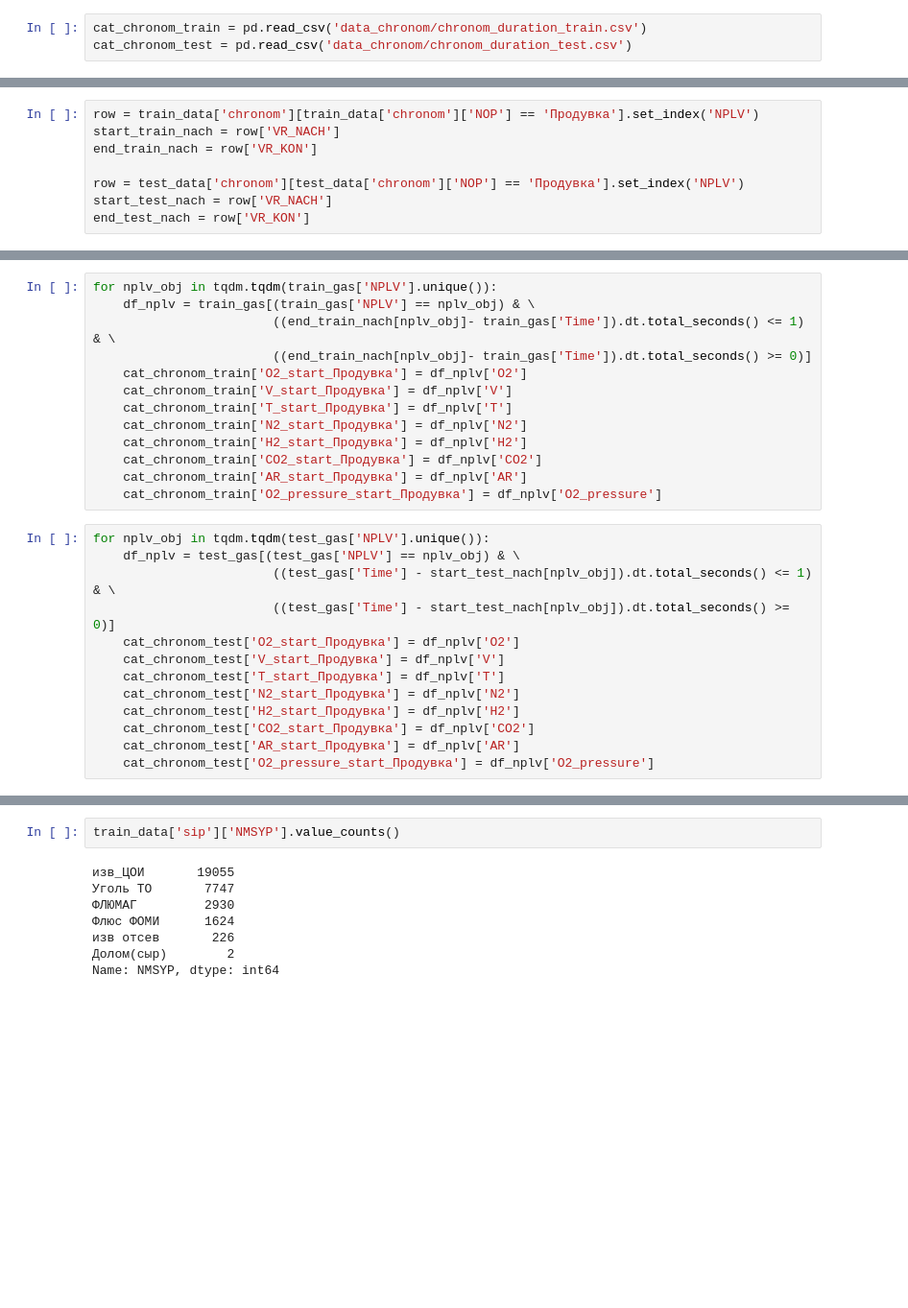
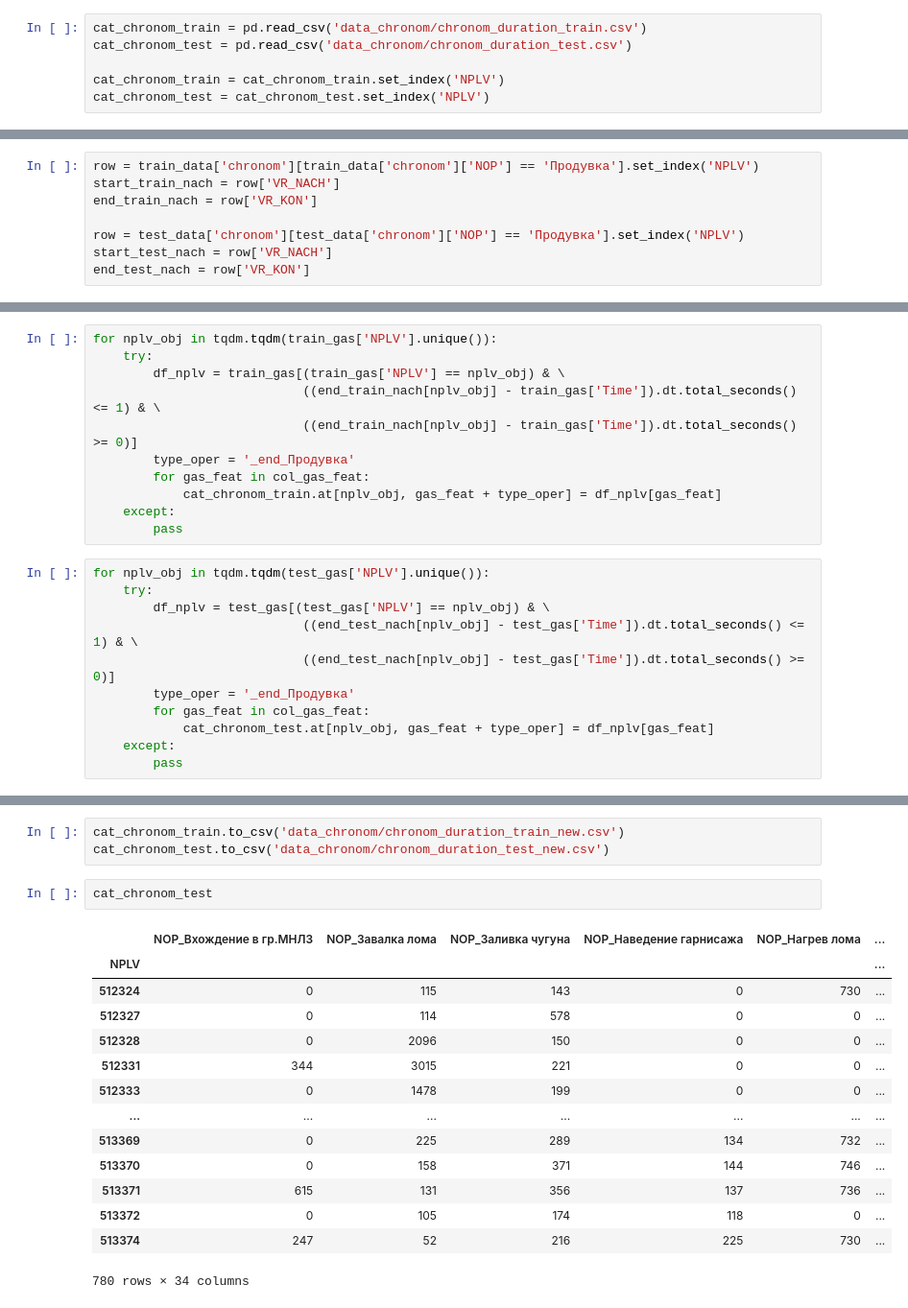
Before and after one commit to garipovroma/produv_o4ka, a Jupyter notebook: watch-data-lizaconst-duration.ipynb, the cells around one changed output, grey strips where cells are left out. Shown at 96% size. Drawn from its saved outputs; the diff is of its cells as text; blank space fills up the shorter version.

```diff
--- a/watch-data-lizaconst-duration.ipynb
+++ b/watch-data-lizaconst-duration.ipynb
@@ -133,6 +135,9 @@ cat_chronom_test.to_csv('data_chronom/chronom_duration_test.csv')
 # %%
 cat_chronom_train = pd.read_csv('data_chronom/chronom_duration_train.csv')
 cat_chronom_test = pd.read_csv('data_chronom/chronom_duration_test.csv')
+
+cat_chronom_train = cat_chronom_train.set_index('NPLV')
+cat_chronom_test = cat_chronom_test.set_index('NPLV')
 # %%
 train_gas = pd.read_csv('data/gas_train.csv')
 test_gas = pd.read_csv('data/gas_test.csv')
@@ -202,26 +198,22 @@ for nplv_obj in tqdm.tqdm(test_gas['NPLV'].unique()):
 # %%
 for nplv_obj in tqdm.tqdm(train_gas['NPLV'].unique()):
-    df_nplv = train_gas[(train_gas['NPLV'] == nplv_obj) & \
-                        ((end_train_nach[nplv_obj]- train_gas['Time']).dt.total_seconds() <= 1) & \
-                        ((end_train_nach[nplv_obj]- train_gas['Time']).dt.total_seconds() >= 0)]
-    cat_chronom_train['O2_start_Продувка'] = df_nplv['O2']
-    cat_chronom_train['V_start_Продувка'] = df_nplv['V']
-    cat_chronom_train['T_start_Продувка'] = df_nplv['T']
-    cat_chronom_train['N2_start_Продувка'] = df_nplv['N2']
-    cat_chronom_train['H2_start_Продувка'] = df_nplv['H2']
-    cat_chronom_train['CO2_start_Продувка'] = df_nplv['CO2']
-    cat_chronom_train['AR_start_Продувка'] = df_nplv['AR']
-    cat_chronom_train['O2_pressure_start_Продувка'] = df_nplv['O2_pressure']
+    try:
+        df_nplv = train_gas[(train_gas['NPLV'] == nplv_obj) & \
+                            ((end_train_nach[nplv_obj] - train_gas['Time']).dt.total_seconds() <= 1) & \
+                            ((end_train_nach[nplv_obj] - train_gas['Time']).dt.total_seconds() >= 0)]
+        type_oper = '_end_Продувка'
+        for gas_feat in col_gas_feat:
+            cat_chronom_train.at[nplv_obj, gas_feat + type_oper] = df_nplv[gas_feat]
+    except:
+        pass
 # %%
 for nplv_obj in tqdm.tqdm(test_gas['NPLV'].unique()):
-    df_nplv = test_gas[(test_gas['NPLV'] == nplv_obj) & \
-                        ((test_gas['Time'] - start_test_nach[nplv_obj]).dt.total_seconds() <= 1) & \
-                        ((test_gas['Time'] - start_test_nach[nplv_obj]).dt.total_seconds() >= 0)]
-    cat_chronom_test['O2_start_Продувка'] = df_nplv['O2']
-    cat_chronom_test['V_start_Продувка'] = df_nplv['V']
-    cat_chronom_test['T_start_Продувка'] = df_nplv['T']
-    cat_chronom_test['N2_start_Продувка'] = df_nplv['N2']
-    cat_chronom_test['H2_start_Продувка'] = df_nplv['H2']
-    cat_chronom_test['CO2_start_Продувка'] = df_nplv['CO2']
-    cat_chronom_test['AR_start_Продувка'] = df_nplv['AR']
-    cat_chronom_test['O2_pressure_start_Продувка'] = df_nplv['O2_pressure']
+    try:
+        df_nplv = test_gas[(test_gas['NPLV'] == nplv_obj) & \
+                            ((end_test_nach[nplv_obj] - test_gas['Time']).dt.total_seconds() <= 1) & \
+                            ((end_test_nach[nplv_obj] - test_gas['Time']).dt.total_seconds() >= 0)]
+        type_oper = '_end_Продувка'
+        for gas_feat in col_gas_feat:
+            cat_chronom_test.at[nplv_obj, gas_feat + type_oper] = df_nplv[gas_feat]
+    except:
+        pass
@@ -460,10 +220,20 @@ train_data['sip'].head()
-# %%
-train_data['sip']['NMSYP'].value_counts()
-# %% [output]
-изв_ЦОИ       19055
-Уголь ТО       7747
-ФЛЮМАГ         2930
-Флюс ФОМИ      1624
-изв отсев       226
-Долом(сыр)        2
-Name: NMSYP, dtype: int64
+# %%
+cat_chronom_train.to_csv('data_chronom/chronom_duration_train_new.csv')
+cat_chronom_test.to_csv('data_chronom/chronom_duration_test_new.csv')
+# %%
+cat_chronom_test
+# %% [output]
+|  | NOP_Вхождение в гр.МНЛЗ | NOP_Завалка лома | NOP_Заливка чугуна | NOP_Наведение гарнисажа | NOP_Нагрев лома | ... |
+| NPLV |  |  |  |  |  | ... |
+| 512324 | 0 | 115 | 143 | 0 | 730 | ... |
+| 512327 | 0 | 114 | 578 | 0 | 0 | ... |
+| 512328 | 0 | 2096 | 150 | 0 | 0 | ... |
+| 512331 | 344 | 3015 | 221 | 0 | 0 | ... |
+| 512333 | 0 | 1478 | 199 | 0 | 0 | ... |
+| ... | ... | ... | ... | ... | ... | ... |
+| 513369 | 0 | 225 | 289 | 134 | 732 | ... |
+| 513370 | 0 | 158 | 371 | 144 | 746 | ... |
+| 513371 | 615 | 131 | 356 | 137 | 736 | ... |
+| 513372 | 0 | 105 | 174 | 118 | 0 | ... |
+| 513374 | 247 | 52 | 216 | 225 | 730 | ... |
+780 rows × 34 columns
```
Also changed, not shown: parts of 32 cells of this notebook, 2 other files.
